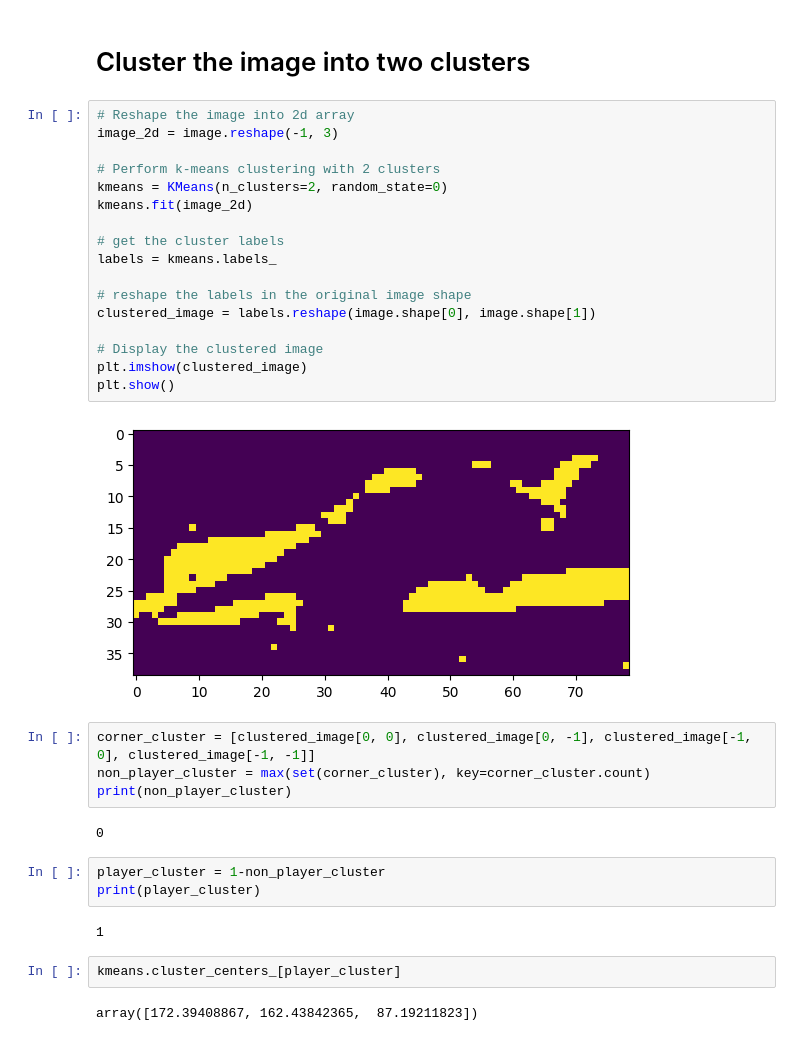
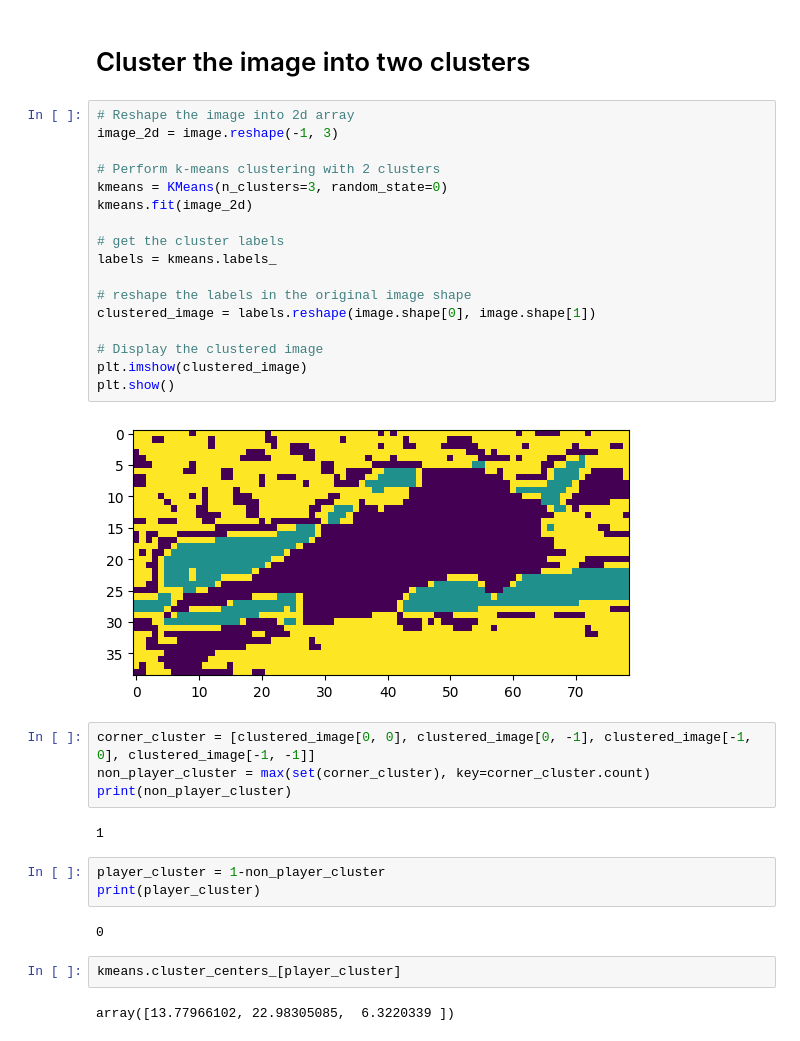
Before and after one commit to lounico84/Computer-Vision-FCH, a Jupyter notebook: developement_and_analysis/color_assignment.ipynb, the cells around one changed output. Cells and saved outputs as stored; diff of their text form.

```diff
--- a/developement_and_analysis/color_assignment.ipynb
+++ b/developement_and_analysis/color_assignment.ipynb
@@ -25,34 +34,34 @@ plt.show()
 # %%
 # Reshape the image into 2d array
 image_2d = image.reshape(-1, 3)
 
 # Perform k-means clustering with 2 clusters
-kmeans = KMeans(n_clusters=2, random_state=0)
+kmeans = KMeans(n_clusters=3, random_state=0)
 kmeans.fit(image_2d)
 
 # get the cluster labels
 labels = kmeans.labels_
 
 # reshape the labels in the original image shape
 clustered_image = labels.reshape(image.shape[0], image.shape[1])
 
 # Display the clustered image
 plt.imshow(clustered_image)
 plt.show()
 # %% [output]
-[figure, old version]
+[figure, new version]
 # %%
 corner_cluster = [clustered_image[0, 0], clustered_image[0, -1], clustered_image[-1, 0], clustered_image[-1, -1]]
 non_player_cluster = max(set(corner_cluster), key=corner_cluster.count)
 print(non_player_cluster)
 # %% [output]
-0
+1
 # %%
 player_cluster = 1-non_player_cluster
 print(player_cluster)
 # %% [output]
-1
+0
 # %%
 kmeans.cluster_centers_[player_cluster]
 # %% [output]
-array([172.39408867, 162.43842365,  87.19211823])
+array([13.77966102, 22.98305085,  6.3220339 ])
```
Also changed, not shown: parts of 2 cells of this notebook, 7 other files.
